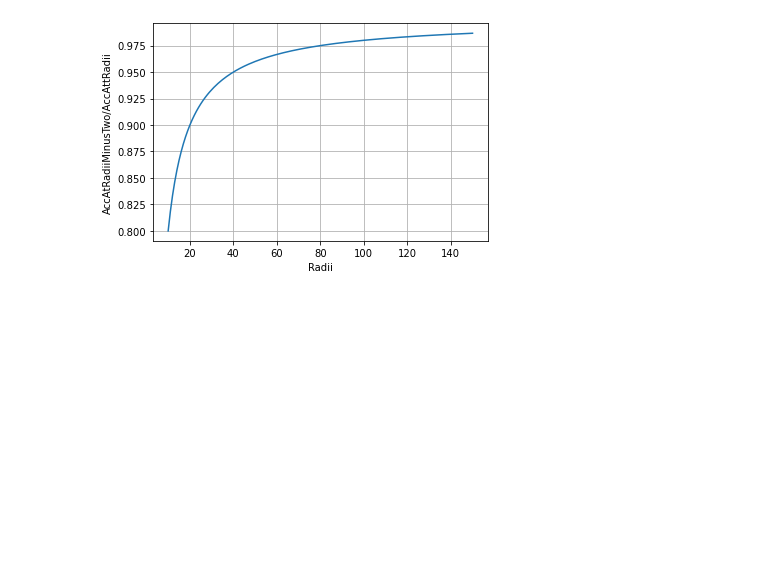
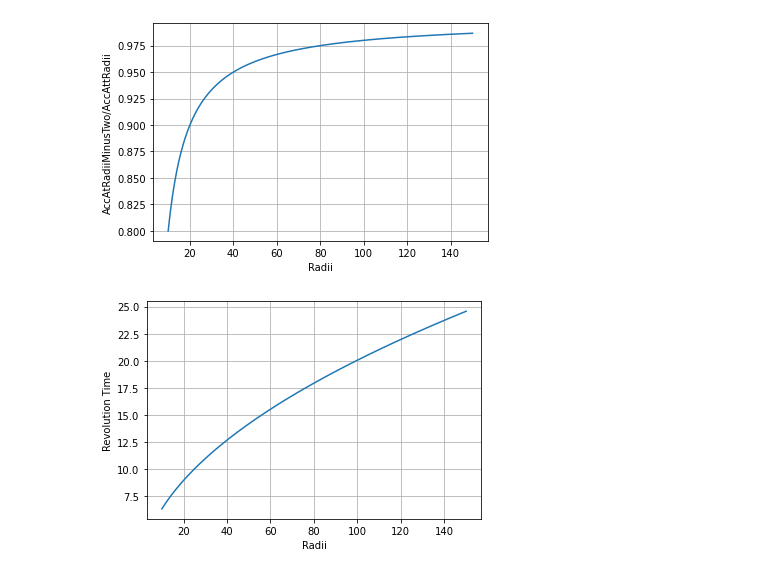
Before and after one commit to Zephoz/ArtificialGravity, a Jupyter notebook: artificialGravity.ipynb, the cells around one changed output. Drawn from its saved outputs; the diff is of its cells as text; code cells hidden in the pictures; blank space fills up the shorter version.

```diff
--- a/artificialGravity.ipynb
+++ b/artificialGravity.ipynb
@@ -36,3 +36,18 @@ plt.grid()
 [figure]
 # %%
 fig.savefig("artificialGravity.png", dpi=400, bbox_inches="tight")
+# %%
+revTimeAtRadii = []
+for rad in radiis:
+    revTimeAtRadii.append(revTime(rad))
+revTimeAtRadii = np.array(revTimeAtRadii)
+# %%
+fig2 = plt.figure()
+fig2.patch.set_facecolor("xkcd:white")
+plt.plot(radiis, revTimeAtRadii)
+
+plt.xlabel("Radii")
+plt.ylabel("Revolution Time")
+plt.grid()
+# %% [output]
+[figure, added]
```
Also changed, not shown: parts of 1 cell of this notebook.
